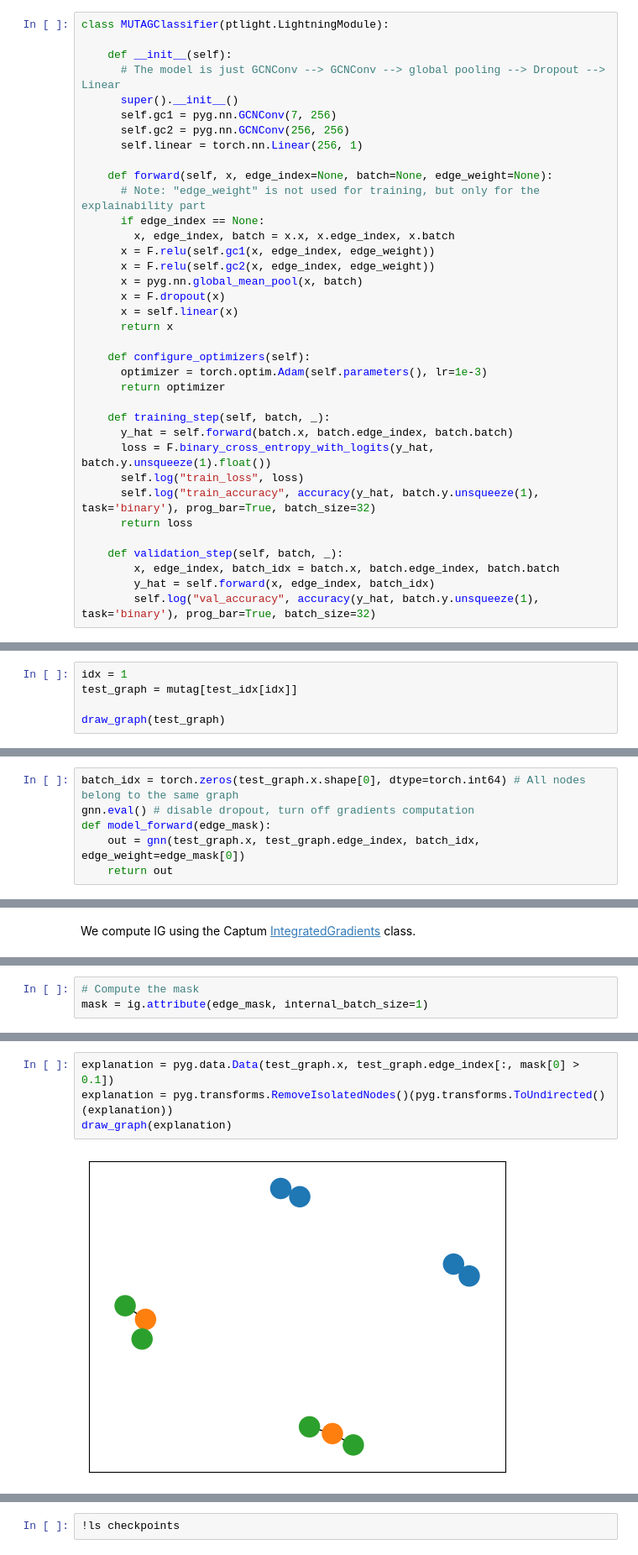
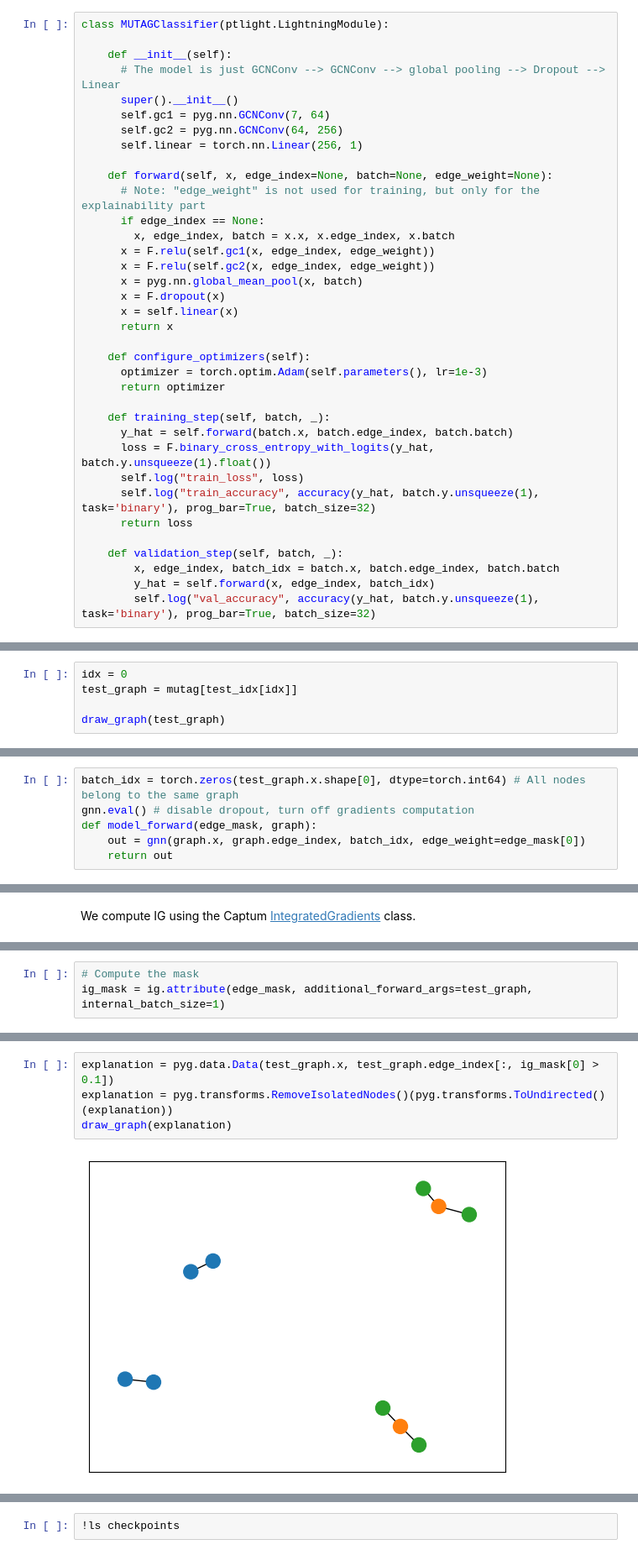
Before and after one commit to FilippoMB/Tutorial_GNN_explainability, a Jupyter notebook: tutorial.ipynb, the cells around one changed output, grey strips where cells are left out. Shown at 84% size. Cells and saved outputs as stored; diff of their text form.

```diff
--- a/tutorial.ipynb
+++ b/tutorial.ipynb
@@ -285,8 +288,8 @@ class MUTAGClassifier(ptlight.LightningModule):
     def __init__(self):
       # The model is just GCNConv --> GCNConv --> global pooling --> Dropout --> Linear
       super().__init__()
-      self.gc1 = pyg.nn.GCNConv(7, 256)
-      self.gc2 = pyg.nn.GCNConv(256, 256)
+      self.gc1 = pyg.nn.GCNConv(7, 64)
+      self.gc2 = pyg.nn.GCNConv(64, 256)
       self.linear = torch.nn.Linear(256, 1)
 
     def forward(self, x, edge_index=None, batch=None, edge_weight=None):
@@ -390,7 +396,7 @@ It optimizes for the smallest feature and edge masks that do not vary the predic
 # %% [markdown]
 We take a single graph from the test dataset
 # %%
-idx = 1
+idx = 0
 test_graph = mutag[test_idx[idx]]
 
 draw_graph(test_graph)
@@ -481,8 +497,8 @@ We define a custom function whose input is the edge mask.
 # %%
 batch_idx = torch.zeros(test_graph.x.shape[0], dtype=torch.int64) # All nodes belong to the same graph
 gnn.eval() # disable dropout, turn off gradients computation
-def model_forward(edge_mask):
-    out = gnn(test_graph.x, test_graph.edge_index, batch_idx, edge_weight=edge_mask[0])
+def model_forward(edge_mask, graph):
+    out = gnn(graph.x, graph.edge_index, batch_idx, edge_weight=edge_mask[0])
     return out
 # %% [markdown]
 We initialize the edge mask with all 1s
@@ -502,5 +518,5 @@ We compute IG using the Captum [IntegratedGradients](https://captum.ai/docs/exte
 ig = IntegratedGradients(model_forward)
 # %%
 # Compute the mask
-mask = ig.attribute(edge_mask, internal_batch_size=1)
+ig_mask = ig.attribute(edge_mask, additional_forward_args=test_graph, internal_batch_size=1)
 # %% [markdown]
@@ -508,9 +524,9 @@ This is identical to before, we just use the new mask
 # %%
-explanation = pyg.data.Data(test_graph.x, test_graph.edge_index[:, mask[0] > 0.1])
+explanation = pyg.data.Data(test_graph.x, test_graph.edge_index[:, ig_mask[0] > 0.1])
 explanation = pyg.transforms.RemoveIsolatedNodes()(pyg.transforms.ToUndirected()(explanation))
 draw_graph(explanation)
 # %% [output]
-[figure, old version]
+[figure, new version]
 # %% [markdown]
 ### 5.3 TracIn
 
```
Also changed, not shown: parts of 51 cells of this notebook, 5 other files.
